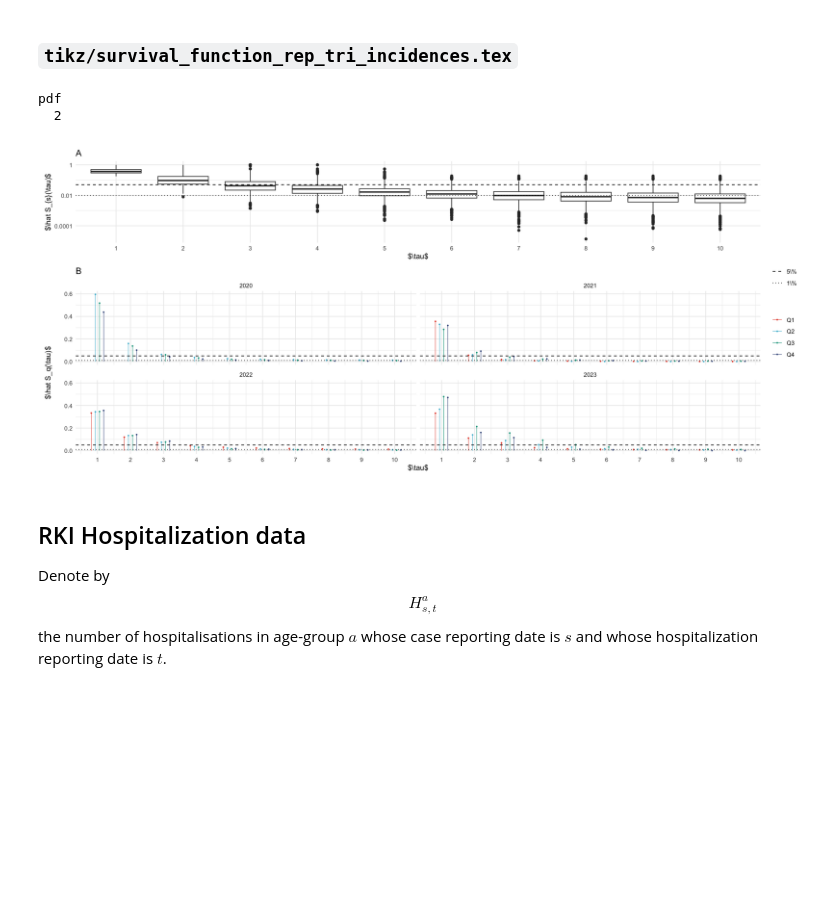
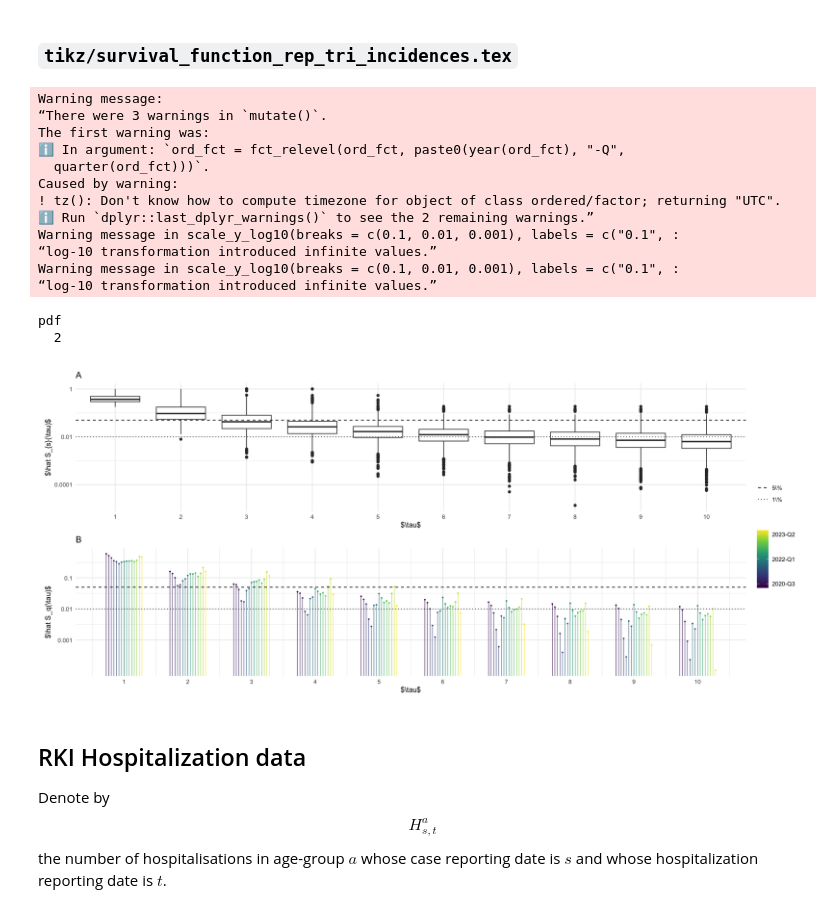
Before and after one commit to stefanheyder/dissertation, a Jupyter notebook: nbs/2 Epidemiology/02_03_data.ipynb, the cells around one changed output. Cells and saved outputs as stored; diff of their text form; code cells hidden in the pictures; blank space fills up the shorter version.

```diff
--- a/nbs/2 Epidemiology/02_03_data.ipynb
+++ b/nbs/2 Epidemiology/02_03_data.ipynb
@@ -284,41 +285,58 @@ quarter_S <- increments %>%
     ungroup()
 p_boxplots <- increments %>%
     mutate(tau = as.numeric(t - s)) %>%
     group_by(s) %>%
     arrange(t) %>%
     mutate(p = i / sum(i)) %>%
     mutate(S = 1 - cumsum(p)) %>%
     ungroup() %>%
     filter(tau <= 10) %>%
     filter(S > 1e-7) %>%
     ggplot(aes(x = factor(tau), y = S, group = tau)) +
     geom_boxplot() +
     scale_y_log10(breaks = c(1, .01, .0001), labels = c("1", "0.01", "0.0001")) +
     geom_hline(aes(yintercept = y, linetype = name), data = tibble(y = c(.05, .01), name = factor(2:3, labels = c("5\\%", "1\\%")))) +
     scale_linetype_manual(values = c("dashed", "dotted")) +
     labs(x = "$\\tau$", y = "$\\hat S_{s}(\\tau)$", title = "A", linetype = "")
 
 p_hat_S <- quarter_S %>%
     filter(tau <= 10) %>%
     # mutate(label = ifelse(tau %in% c(4,8), paste(round(S * 100, 1), "\\%") , NA)) %>%
-    mutate(group = as.numeric(quarter(quarter))) %>%
-    mutate(x = tau + (group - 2.5) / 8) %>%
-    ggplot(aes(x = x, y = S, color = paste0("Q", as.character(group)))) +
+    mutate(ord_fct = ordered(quarter)) %>%
+    # relevel ord_fct to use levels(fct) <- paste0(year(fct), "-Q", quarter(fct))
+    mutate(ord_fct = fct_relevel(ord_fct, paste0(year(ord_fct), "-Q", quarter(ord_fct)))) %>%
+    mutate(group = as.numeric(ord_fct)) %>%
+    mutate(x = tau + (group - 8) / 25) %>%
+    ggplot(aes(x = x, y = S, color = group)) +
     geom_point(size = .5) +
     geom_segment(aes(x = x, xend = x, y = S, yend = 0), linewidth = .3) +
     geom_hline(aes(yintercept = y, linetype = name), data = tibble(y = c(.05, .01), name = factor(2:3, labels = c("5\\%", "1\\%")))) +
     scale_linetype_manual(values = c("dashed", "dotted")) +
     scale_x_continuous(breaks = 0:10) +
+    scale_y_log10(breaks = c(.1, .01, .001), labels = c("0.1", "0.01", "0.001")) +
     labs(x = "$\\tau$", y = "$\\hat S_q(\\tau)$", color = "", linetype = "", title = "B") +
-    facet_wrap(~ year(quarter))
+    scale_color_viridis_c(breaks = c(2, 8, 14), labels = c("2020-Q3", "2022-Q1", "2023-Q2")) +
+    guides(color = guide_colorbar())
 
-p_boxplots / p_hat_S + plot_layout(heights = c(1, 2), guides = "collect")
+p_boxplots / p_hat_S + plot_layout(heights = c(1, 1), guides = "collect")
 
 ggsave_tikz(here("tikz/survival_function_rep_tri_incidences.tex"))
 # %% [output]
-pdf
-  2
+Warning message:
+“There were 3 warnings in `mutate()`.
+The first warning was:
+ℹ In argument: `ord_fct = fct_relevel(ord_fct, paste0(year(ord_fct), "-Q",
+  quarter(ord_fct)))`.
+Caused by warning:
+! tz(): Don't know how to compute timezone for object of class ordered/factor; returning "UTC".
+ℹ Run `dplyr::last_dplyr_warnings()` to see the 2 remaining warnings.”
+Warning message in scale_y_log10(breaks = c(0.1, 0.01, 0.001), labels = c("0.1", :
+“log-10 transformation introduced infinite values.”
+Warning message in scale_y_log10(breaks = c(0.1, 0.01, 0.001), labels = c("0.1", :
+“log-10 transformation introduced infinite values.”
+pdf
+  2
-[figure, old version]
+[figure, new version]
 # %% [markdown]
 ## RKI Hospitalization data
 
```
Also changed, not shown: parts of 2 cells of this notebook, 9 other files.
